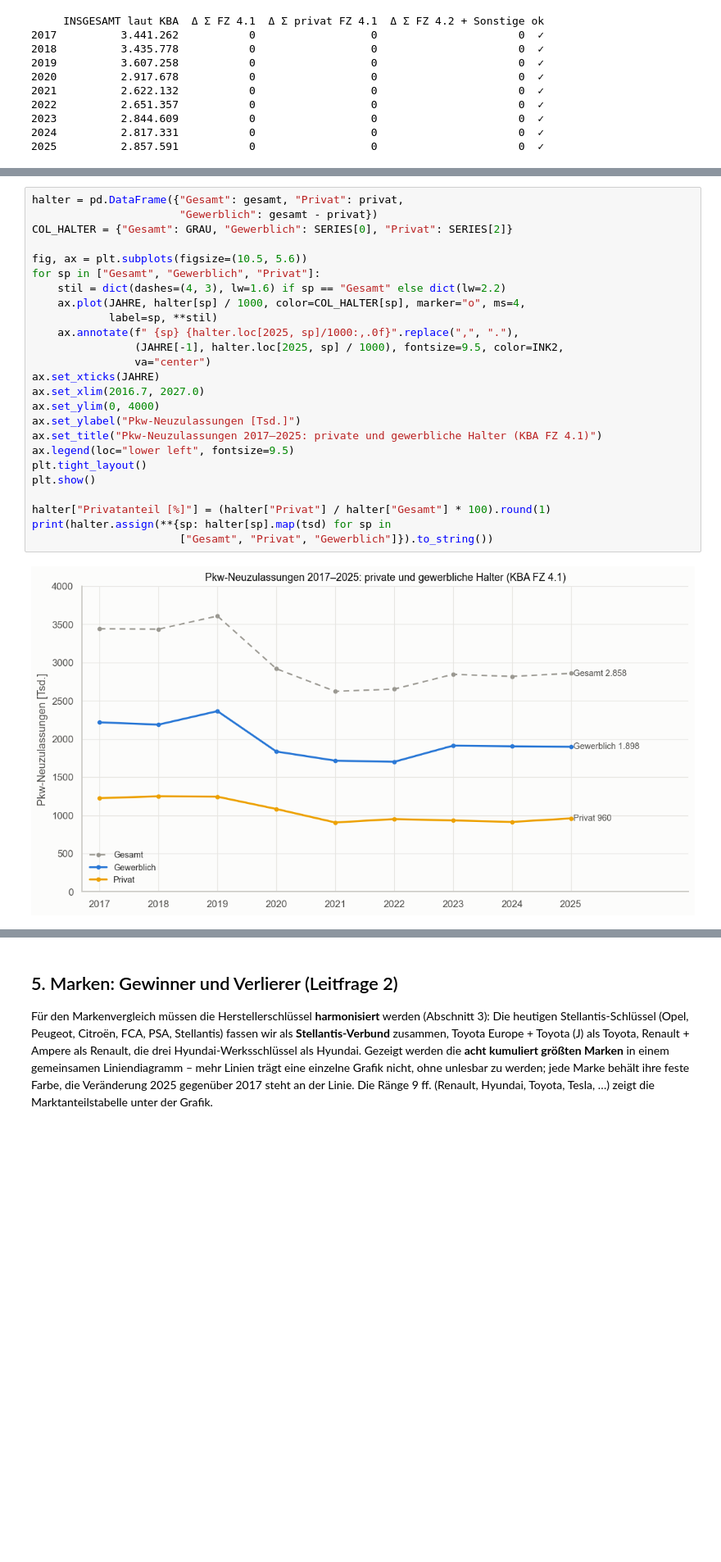
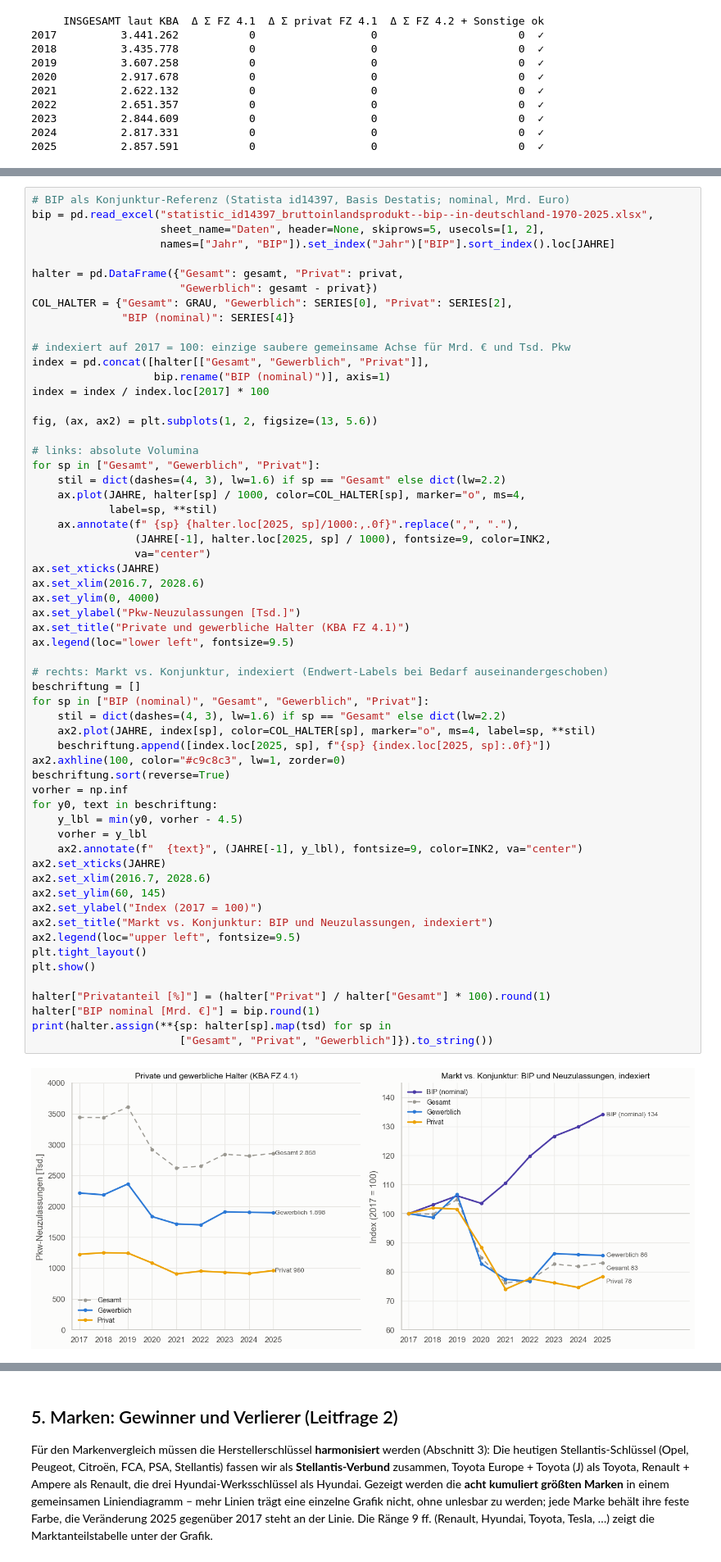
Before and after one commit to Bublish/Big-and-Small-Data-in-der-Verkehrstechnik, a Jupyter notebook: UE6/UE6_Mobilithek_Trends.ipynb, the cells around one changed output, grey strips where cells are left out. Shown at 82% size. Drawn from its saved outputs; the diff is of its cells as text; blank space fills up the shorter version.

```diff
--- a/UE6/UE6_Mobilithek_Trends.ipynb
+++ b/UE6/UE6_Mobilithek_Trends.ipynb
@@ -215,27 +204,61 @@ Nachfrage.
 # %%
+# BIP als Konjunktur-Referenz (Statista id14397, Basis Destatis; nominal, Mrd. Euro)
+bip = pd.read_excel("statistic_id14397_bruttoinlandsprodukt--bip--in-deutschland-1970-2025.xlsx",
+                    sheet_name="Daten", header=None, skiprows=5, usecols=[1, 2],
+                    names=["Jahr", "BIP"]).set_index("Jahr")["BIP"].sort_index().loc[JAHRE]
+
 halter = pd.DataFrame({"Gesamt": gesamt, "Privat": privat,
                        "Gewerblich": gesamt - privat})
-COL_HALTER = {"Gesamt": GRAU, "Gewerblich": SERIES[0], "Privat": SERIES[2]}
+COL_HALTER = {"Gesamt": GRAU, "Gewerblich": SERIES[0], "Privat": SERIES[2],
+              "BIP (nominal)": SERIES[4]}
 
-fig, ax = plt.subplots(figsize=(10.5, 5.6))
+# indexiert auf 2017 = 100: einzige saubere gemeinsame Achse für Mrd. € und Tsd. Pkw
+index = pd.concat([halter[["Gesamt", "Gewerblich", "Privat"]],
+                   bip.rename("BIP (nominal)")], axis=1)
+index = index / index.loc[2017] * 100
+
+fig, (ax, ax2) = plt.subplots(1, 2, figsize=(13, 5.6))
+
+# links: absolute Volumina
 for sp in ["Gesamt", "Gewerblich", "Privat"]:
     stil = dict(dashes=(4, 3), lw=1.6) if sp == "Gesamt" else dict(lw=2.2)
     ax.plot(JAHRE, halter[sp] / 1000, color=COL_HALTER[sp], marker="o", ms=4,
             label=sp, **stil)
     ax.annotate(f" {sp} {halter.loc[2025, sp]/1000:,.0f}".replace(",", "."),
-                (JAHRE[-1], halter.loc[2025, sp] / 1000), fontsize=9.5, color=INK2,
+                (JAHRE[-1], halter.loc[2025, sp] / 1000), fontsize=9, color=INK2,
                 va="center")
 ax.set_xticks(JAHRE)
-ax.set_xlim(2016.7, 2027.0)
+ax.set_xlim(2016.7, 2028.6)
 ax.set_ylim(0, 4000)
 ax.set_ylabel("Pkw-Neuzulassungen [Tsd.]")
-ax.set_title("Pkw-Neuzulassungen 2017–2025: private und gewerbliche Halter (KBA FZ 4.1)")
+ax.set_title("Private und gewerbliche Halter (KBA FZ 4.1)")
 ax.legend(loc="lower left", fontsize=9.5)
+
+# rechts: Markt vs. Konjunktur, indexiert (Endwert-Labels bei Bedarf auseinandergeschoben)
+beschriftung = []
+for sp in ["BIP (nominal)", "Gesamt", "Gewerblich", "Privat"]:
+    stil = dict(dashes=(4, 3), lw=1.6) if sp == "Gesamt" else dict(lw=2.2)
+    ax2.plot(JAHRE, index[sp], color=COL_HALTER[sp], marker="o", ms=4, label=sp, **stil)
+    beschriftung.append([index.loc[2025, sp], f"{sp} {index.loc[2025, sp]:.0f}"])
+ax2.axhline(100, color="#c9c8c3", lw=1, zorder=0)
+beschriftung.sort(reverse=True)
+vorher = np.inf
+for y0, text in beschriftung:
+    y_lbl = min(y0, vorher - 4.5)
+    vorher = y_lbl
+    ax2.annotate(f"  {text}", (JAHRE[-1], y_lbl), fontsize=9, color=INK2, va="center")
+ax2.set_xticks(JAHRE)
+ax2.set_xlim(2016.7, 2028.6)
+ax2.set_ylim(60, 145)
+ax2.set_ylabel("Index (2017 = 100)")
+ax2.set_title("Markt vs. Konjunktur: BIP und Neuzulassungen, indexiert")
+ax2.legend(loc="upper left", fontsize=9.5)
 plt.tight_layout()
 plt.show()
 
 halter["Privatanteil [%]"] = (halter["Privat"] / halter["Gesamt"] * 100).round(1)
+halter["BIP nominal [Mrd. €]"] = bip.round(1)
 print(halter.assign(**{sp: halter[sp].map(tsd) for sp in
                        ["Gesamt", "Privat", "Gewerblich"]}).to_string())
 # %% [output]
-[figure, old version]
+[figure, new version]
```
Also changed, not shown: parts of 8 cells of this notebook, 1 other file.
